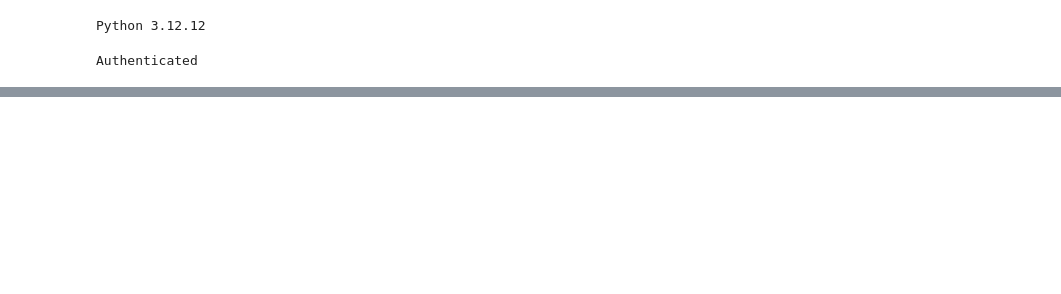
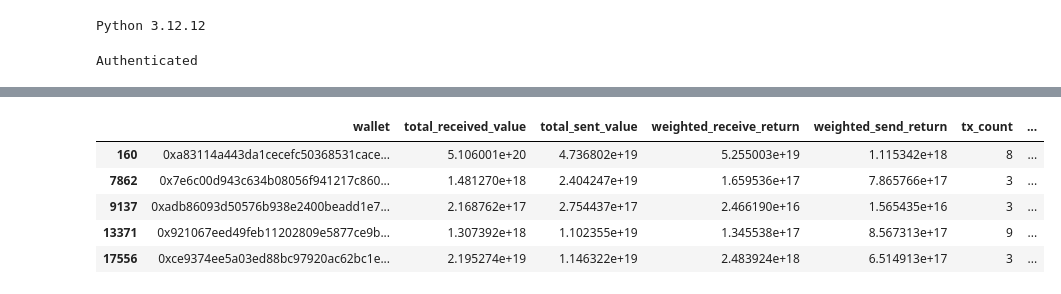
Before and after one commit to RealEdwardS/cs467-project, a Jupyter notebook: main.ipynb, the cells around one changed output, grey strips where cells are left out. Cells and saved outputs as stored; diff of their text form; code cells hidden in the pictures; blank space fills up the shorter version.

```diff
--- a/main.ipynb
+++ b/main.ipynb
@@ -119,3 +374,13 @@ edges_df[['num_transactions', 'total_value_wei', 'avg_value_wei']] = \
+# %%
+# example both smart buyer and seller
+wallet_perf_df[(wallet_perf_df['is_smart_buyer'] == 1) & (wallet_perf_df['is_smart_seller'] == 1)].head()
+# %% [output]
+|  | wallet | total_received_value | total_sent_value | weighted_receive_return | weighted_send_return | tx_count | ... |
+| 160 | 0xa83114a443da1cecefc50368531cace... | 5.106001e+20 | 4.736802e+19 | 5.255003e+19 | 1.115342e+18 | 8 | ... |
+| 7862 | 0x7e6c00d943c634b08056f941217c860... | 1.481270e+18 | 2.404247e+19 | 1.659536e+17 | 7.865766e+17 | 3 | ... |
+| 9137 | 0xadb86093d50576b938e2400beadd1e7... | 2.168762e+17 | 2.754437e+17 | 2.466190e+16 | 1.565435e+16 | 3 | ... |
+| 13371 | 0x921067eed49feb11202809e5877ce9b... | 1.307392e+18 | 1.102355e+19 | 1.345538e+17 | 8.567313e+17 | 9 | ... |
+| 17556 | 0xce9374ee5a03ed88bc97920ac62bc1e... | 2.195274e+19 | 1.146322e+19 | 2.483924e+18 | 6.514913e+17 | 3 | ... |
 # %%
 unique_wallets = pd.concat([
     edges_df['from_address'],
```
Also changed, not shown: parts of 12 cells of this notebook.
